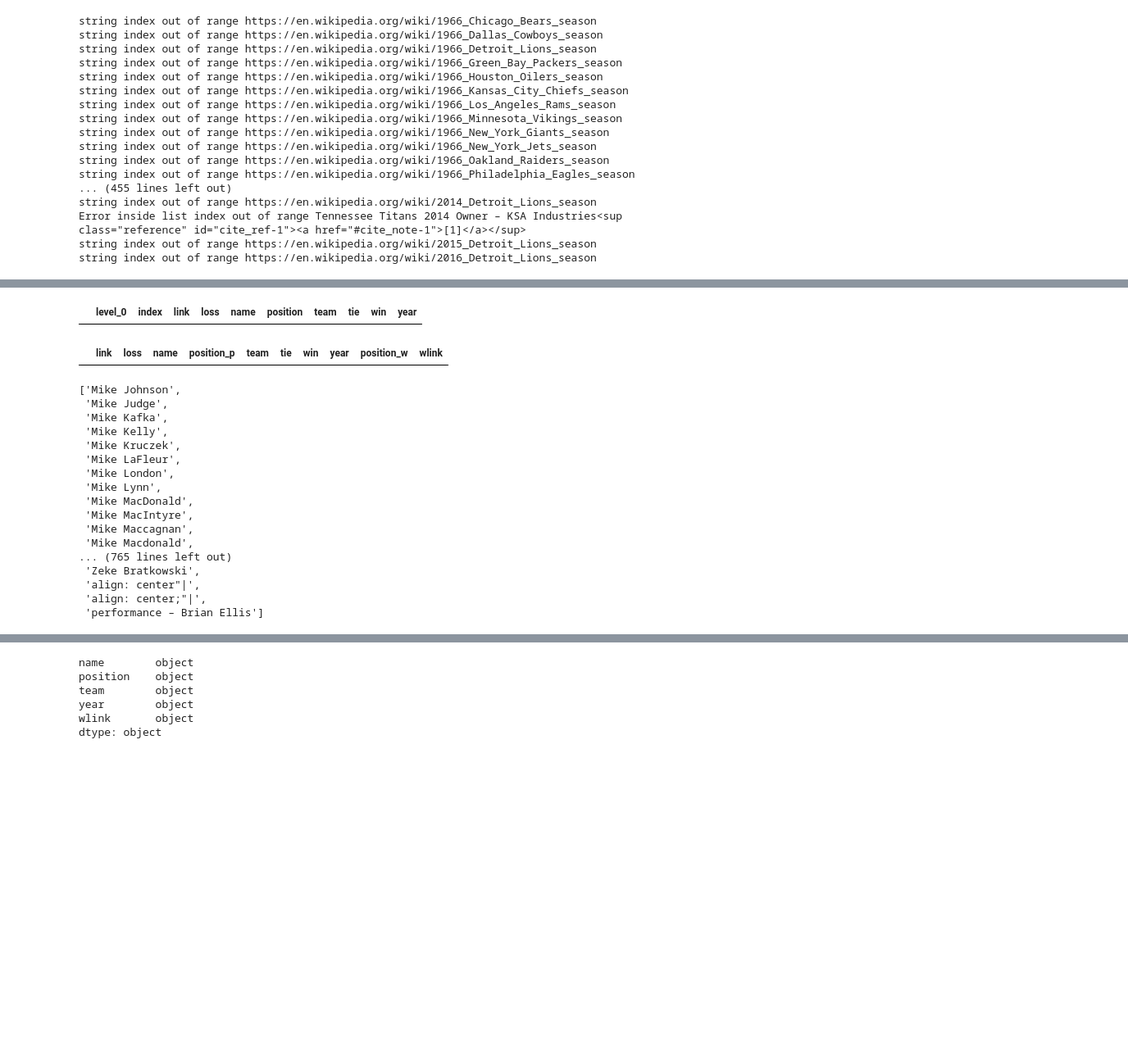
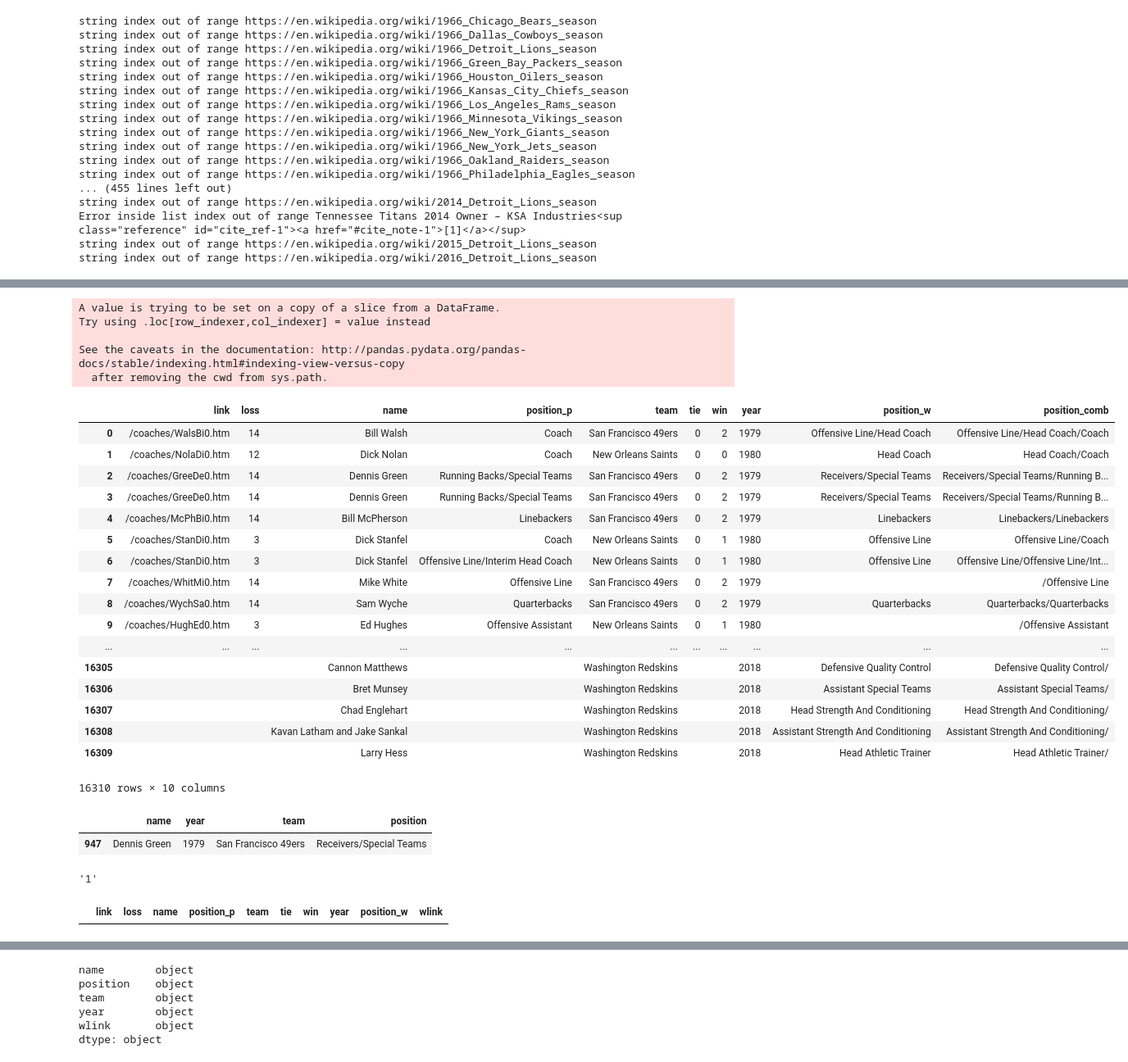
Before and after one commit to plee0117/Coaches, a Jupyter notebook: nflwiki.ipynb, the cells around one changed output, grey strips where cells are left out. Shown at 82% size. Saved outputs shown, nothing was run; the diff lists cells and outputs as text; code cells hidden in the pictures; blank space fills up the shorter version.

```diff
--- a/nflwiki.ipynb
+++ b/nflwiki.ipynb
@@ -286,4 +278,0 @@ wiki[wiki.name=='']
-# %%
-pfr
-# %% [output]
-|  | level_0 | index | link | loss | name | position | team | tie | win | year |
@@ -290,3 +287,38 @@ pfr
+# %%
+wiki_unique = wikiclean[['name','year','team']]
+wiki_unique['position']=['/'.join(wikiclean.position.loc[(wikiclean.name == wiki_unique.name[i]) &
+                                                     (wikiclean.year == wiki_unique.year[i])].tolist())
+                         for i in range(len(wiki_unique))]
+wiki_unique.to_csv('wiki_unique.csv', encoding='utf-8', index=False)
+# %% [output]
+A value is trying to be set on a copy of a slice from a DataFrame.
+Try using .loc[row_indexer,col_indexer] = value instead
+
+See the caveats in the documentation: http://pandas.pydata.org/pandas-docs/stable/indexing.html#indexing-view-versus-copy
+  after removing the cwd from sys.path.
 # %%
-combined = pd.merge(pfrclean,wikiclean,how='outer',left_on=['team','year','name'],right_on=['team','year','name'],
-                   suffixes = ('_p','_w'))
+combined = pd.merge(pfrclean,wiki_unique,how='outer',left_on=['team','year','name'],right_on=['team','year','name'],
+                   suffixes = ('_p','_w'),)
+combined = combined.fillna('')
+combined['position_comb']=combined['position_w']+'/'+combined['position_p']
+# %%
+combined
+# %% [output]
+|  | link | loss | name | position_p | team | tie | win | year | position_w | position_comb |
+| 0 | /coaches/WalsBi0.htm | 14 | Bill Walsh | Coach | San Francisco 49ers | 0 | 2 | 1979 | Offensive Line/Head Coach | Offensive Line/Head Coach/Coach |
+| 1 | /coaches/NolaDi0.htm | 12 | Dick Nolan | Coach | New Orleans Saints | 0 | 0 | 1980 | Head Coach | Head Coach/Coach |
+| 2 | /coaches/GreeDe0.htm | 14 | Dennis Green | Running Backs/Special Teams | San Francisco 49ers | 0 | 2 | 1979 | Receivers/Special Teams | Receivers/Special Teams/Running B... |
+| 3 | /coaches/GreeDe0.htm | 14 | Dennis Green | Running Backs/Special Teams | San Francisco 49ers | 0 | 2 | 1979 | Receivers/Special Teams | Receivers/Special Teams/Running B... |
+| 4 | /coaches/McPhBi0.htm | 14 | Bill McPherson | Linebackers | San Francisco 49ers | 0 | 2 | 1979 | Linebackers | Linebackers/Linebackers |
+| 5 | /coaches/StanDi0.htm | 3 | Dick Stanfel | Coach | New Orleans Saints | 0 | 1 | 1980 | Offensive Line | Offensive Line/Coach |
+| 6 | /coaches/StanDi0.htm | 3 | Dick Stanfel | Offensive Line/Interim Head Coach | New Orleans Saints | 0 | 1 | 1980 | Offensive Line | Offensive Line/Offensive Line/Int... |
+| 7 | /coaches/WhitMi0.htm | 14 | Mike White | Offensive Line | San Francisco 49ers | 0 | 2 | 1979 |  | /Offensive Line |
+| 8 | /coaches/WychSa0.htm | 14 | Sam Wyche | Quarterbacks | San Francisco 49ers | 0 | 2 | 1979 | Quarterbacks | Quarterbacks/Quarterbacks |
+| 9 | /coaches/HughEd0.htm | 3 | Ed Hughes | Offensive Assistant | New Orleans Saints | 0 | 1 | 1980 |  | /Offensive Assistant |
+| ... | ... | ... | ... | ... | ... | ... | ... | ... | ... | ... |
+| 16305 |  |  | Cannon Matthews |  | Washington Redskins |  |  | 2018 | Defensive Quality Control | Defensive Quality Control/ |
+| 16306 |  |  | Bret Munsey |  | Washington Redskins |  |  | 2018 | Assistant Special Teams | Assistant Special Teams/ |
+| 16307 |  |  | Chad Englehart |  | Washington Redskins |  |  | 2018 | Head Strength And Conditioning | Head Strength And Conditioning/ |
+| 16308 |  |  | Kavan Latham and Jake Sankal |  | Washington Redskins |  |  | 2018 | Assistant Strength And Conditioning | Assistant Strength And Conditioning/ |
+| 16309 |  |  | Larry Hess |  | Washington Redskins |  |  | 2018 | Head Athletic Trainer | Head Athletic Trainer/ |
+16310 rows × 10 columns
@@ -293,3 +338,12 @@ combined = pd.merge(pfrclean,wikiclean,how='outer',left_on=['team','year','name'
+# %%
+nyt.loc[(nyt.name == 'Dennis Green') & (nyt.year == '1979')]
+# %% [output]
+|  | name | year | team | position |
+| 947 | Dennis Green | 1979 | San Francisco 49ers | Receivers/Special Teams |
+# %%
+'/'.join(['1'])
+# %% [output]
+'1'
 # %%
 namelist = sorted(combined.name.unique())
 com
@@ -297,26 +351,6 @@ com
 combined.loc[combined.name == 'not filled']
 # %% [output]
 |  | link | loss | name | position_p | team | tie | win | year | position_w | wlink |
-# %%
-namelist[1700:]
-# %% [output]
-['Mike Johnson',
- 'Mike Judge',
- 'Mike Kafka',
- 'Mike Kelly',
- 'Mike Kruczek',
- 'Mike LaFleur',
- 'Mike London',
- 'Mike Lynn',
- 'Mike MacDonald',
- 'Mike MacIntyre',
- 'Mike Maccagnan',
- 'Mike Macdonald',
-... (765 lines left out)
- 'Zeke Bratkowski',
- 'align: center"|',
- 'align: center;"|',
- 'performance – Brian Ellis']
 # %%
 combined[combined.drop('wlink',axis =1 ).isna().any(axis = 1)]
 # %% [output]
```
Also changed, not shown: parts of 16 cells of this notebook, 2 other files.
